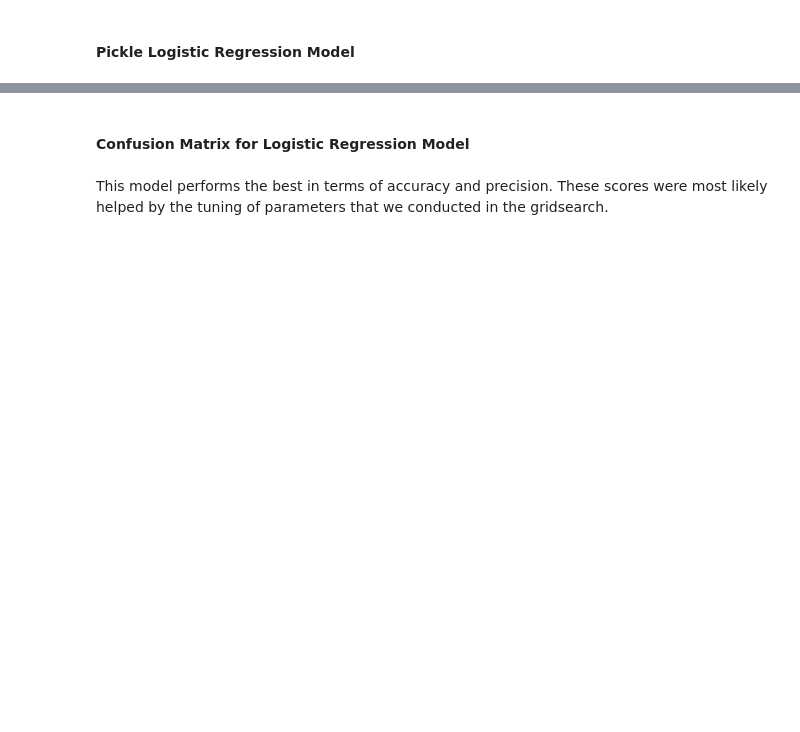
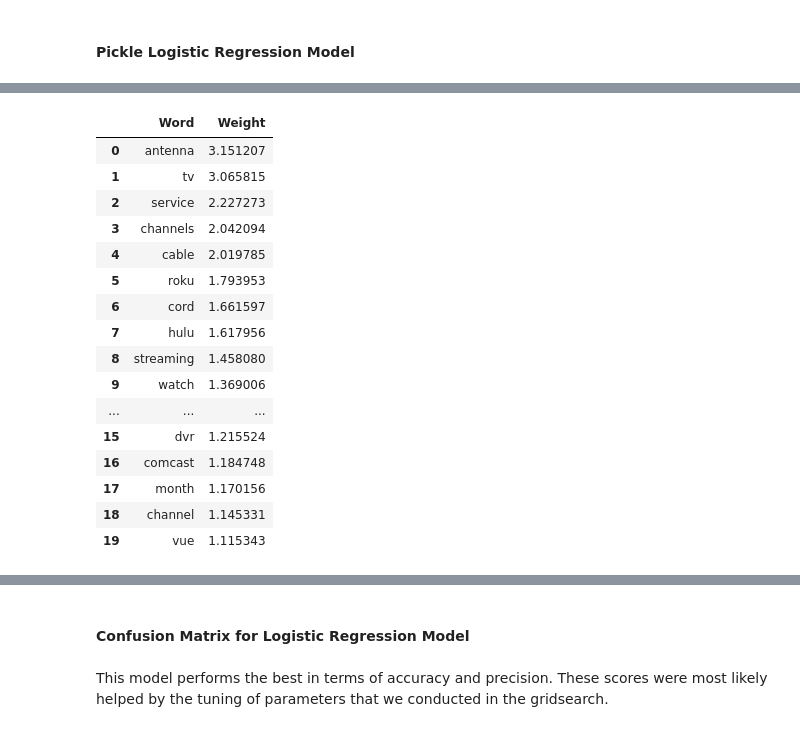
Before and after one commit to jamesdrabinsky/technical_subreddits_classifier, a Jupyter notebook: James Drabinsky_3/Notebooks/3_Modeling_Analysis.ipynb, the cells around one changed output, grey strips where cells are left out. Saved outputs shown, nothing was run; the diff lists cells and outputs as text; code cells hidden in the pictures; blank space fills up the shorter version.

```diff
--- a/James Drabinsky_3/Notebooks/3_Modeling_Analysis.ipynb
+++ b/James Drabinsky_3/Notebooks/3_Modeling_Analysis.ipynb
@@ -270,0 +333,20 @@ with open('./Models/gs_logreg.pkl', 'wb+') as f:
+# %%
+bar
+# %% [output]
+|  | Word | Weight |
+| 0 | antenna | 3.151207 |
+| 1 | tv | 3.065815 |
+| 2 | service | 2.227273 |
+| 3 | channels | 2.042094 |
+| 4 | cable | 2.019785 |
+| 5 | roku | 1.793953 |
+| 6 | cord | 1.661597 |
+| 7 | hulu | 1.617956 |
+| 8 | streaming | 1.458080 |
+| 9 | watch | 1.369006 |
+| ... | ... | ... |
+| 15 | dvr | 1.215524 |
+| 16 | comcast | 1.184748 |
+| 17 | month | 1.170156 |
+| 18 | channel | 1.145331 |
+| 19 | vue | 1.115343 |
```
Also changed, not shown: parts of 33 cells of this notebook, 3 other files.
